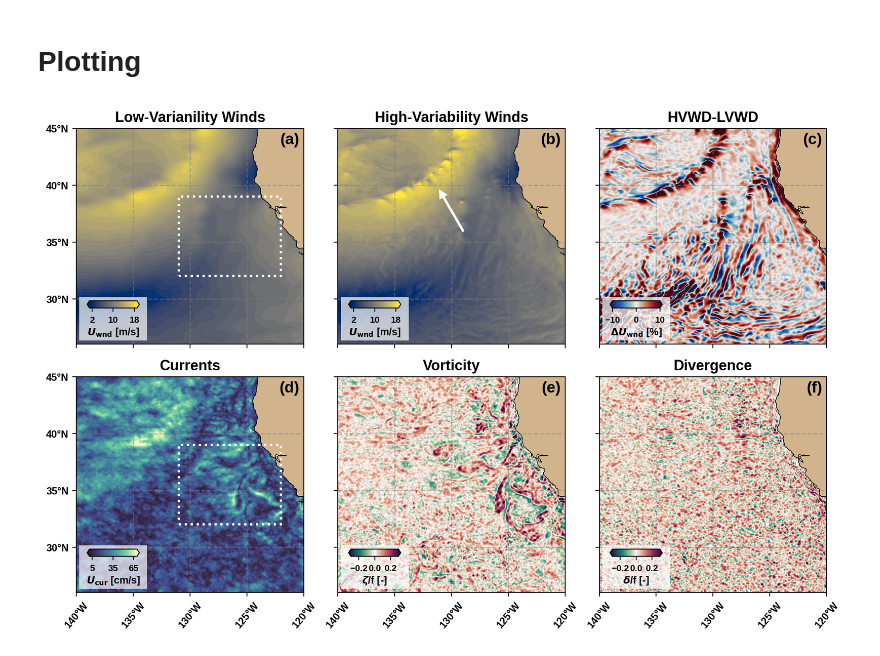
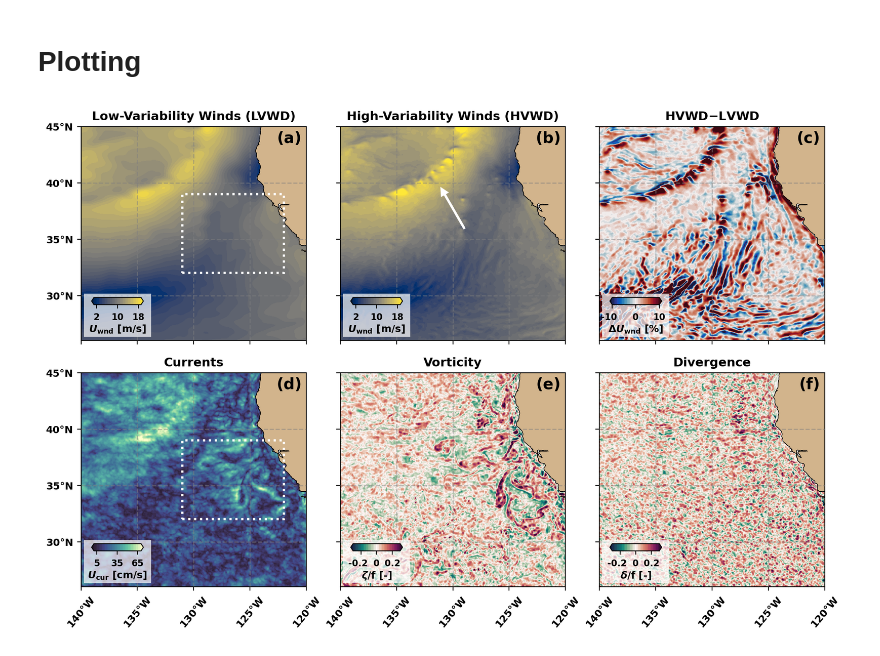
Before and after one commit to mines-oceanography/stokes_drift_variability, a Jupyter notebook: notebooks/fig01.ipynb, the cells around one changed output. Cells and saved outputs as stored; diff of their text form; code cells hidden in the pictures.

```diff
--- a/notebooks/fig01.ipynb
+++ b/notebooks/fig01.ipynb
@@ -26,6 +26,9 @@ from map_plot import (
     add_box_to_axis,
     make_three_panel_money_figure,
 )
+
+plt.rcdefaults()
+plt.style.use("../src/paper.mplstyle")
 # %% [output]
 The autoreload extension is already loaded. To reload it, use:
   %reload_ext autoreload
@@ -121,5 +99,5 @@ plt.rcParams.update({
 # %%
-figure_ranges = {
+fig01_ranges = {
     "wind": {
         "levels": np.linspace(1, 19, 30),
         "ticks": [2, 10, 18],
@@ -150,17 +128,17 @@ figure_ranges = {
 wind_forcing_panels = [
     {
         "data": lvwd_plt,
-        "title": r"Low-Varianility Winds",
+        "title": "Low-Variability Winds (LVWD)",
         "style": "wind",
     },
     {
         "data": hvwd_plt,
-        "title": r"High-Variability Winds",
+        "title": "High-Variability Winds (HVWD)",
         "style": "wind",
     },
     {
         "data": 100 * ((hvwd_plt - lvwd_plt) / hvwd_plt),
-        "title": r"HVWD-LVWD",
+        "title": "HVWD$-$LVWD",
         "style": "wind_diff_pct",
     },
 ]
@@ -168,57 +146,52 @@ wind_forcing_panels = [
 currents_forcing_panels = [
     {
         "data": cur_plt,
-        "title": r"Currents",
+        "title": "Currents",
         "style": "current",
     },
     {
         "data": vort_plt,
-        "title": r"Vorticity",
+        "title": "Vorticity",
         "style": "vorticity",
     },
     {
         "data": div_plt,
-        "title": r"Divergence",
+        "title": "Divergence",
         "style": "divergence",
     },
 ]
 # %%
 fig, axes = make_three_panel_money_figure(
     three_panel_rows=[
         wind_forcing_panels,
         currents_forcing_panels,
     ],
-    ranges=figure_ranges,
+    ranges=fig01_ranges,
     extent=[-140, -120, 26, 45],
     dpi=200
 )
 
 add_box_to_axis(
     axes[0][0],
     lon_min=-131,
     lon_max=-122,
     lat_min=32,
     lat_max=39,
 )
 
 add_box_to_axis(
     axes[1][0],
     lon_min=-131,
     lon_max=-122,
     lat_min=32,
     lat_max=39,
 )
 
 add_arrow_to_axis(axes[0][1], lat=36, lon=231, length=4, angle=120)
 
-for row in axes:
-    for ax in row:
-        ax.title.set_fontsize(13)
-        ax.title.set_fontweight("bold")
-
 plt.show()
 # %% [output]
-[figure, old version]
+[figure, new version]
 # %%
 fig.savefig(
     '../figures/fig01.png',
```
Also changed, not shown: parts of 1 cell of this notebook.
